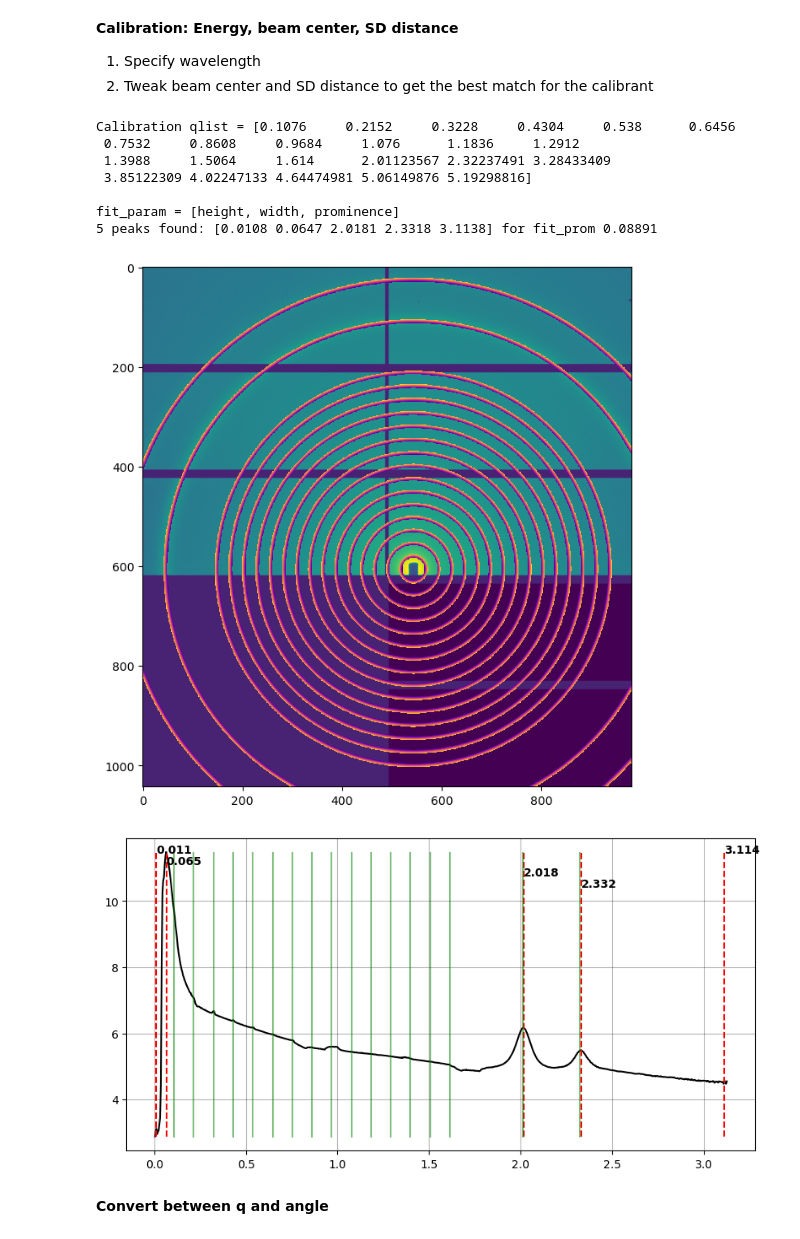
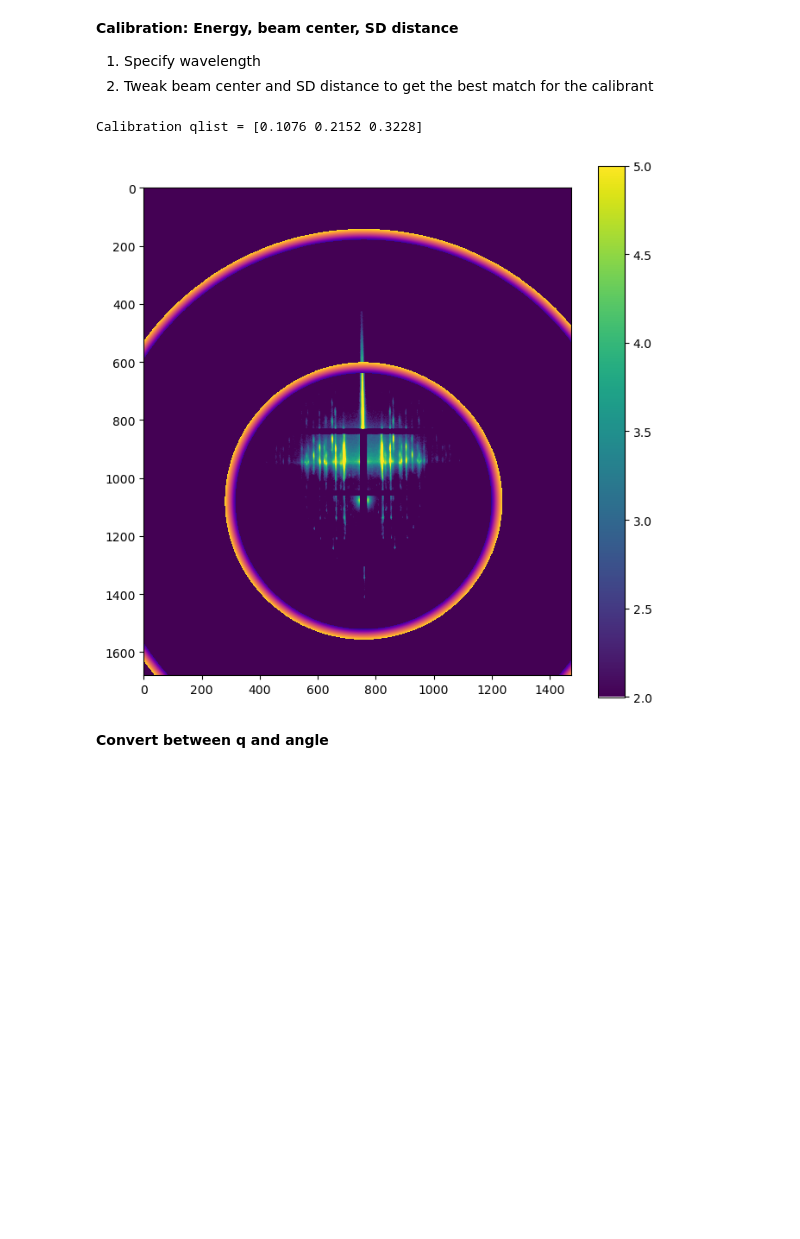
Before and after one commit to CFN-softbio/SciAnalysis, a Jupyter notebook: examples/beamlines/NSLSII_11BM_CMS/UShell/SciAnalysis_Basic_v1.ipynb, the cells around one changed output. Saved outputs shown, nothing was run; the diff lists cells and outputs as text; code cells hidden in the pictures; blank space fills up the shorter version.

```diff
--- a/examples/beamlines/NSLSII_11BM_CMS/UShell/SciAnalysis_Basic_v1.ipynb
+++ b/examples/beamlines/NSLSII_11BM_CMS/UShell/SciAnalysis_Basic_v1.ipynb
@@ -85,11 +85,18 @@ EXPR_DIR = '/nsls2/data/cms/legacy/xf11bm/data/2023_1/LRichter2/AgBH_cali_13.5ke
 exp = Experiment.experiment('Ag', folder=EXPR_DIR, det='maxs', beamline=None) ##Experiment name: rbitrary or related to the sample name
 pattern = '*Ag*1230*'
 
+
+EXPR_DIR = '/nsls2/data/cms/legacy/xf11bm/data/2023_2/beamline/RLi2/'
+exp = Experiment.experiment('B5', folder=EXPR_DIR, det='saxs', series_measure=False, beamline='cms') ##Experiment name: rbitrary or related to the sample name
+pattern = '*B5-80*26179*'
+
+
+
 exp.defFiles(fn=pattern, verbose=0)
 infiles = exp.dict['rawinfo']['filename']
 Nfiles = len(infiles)
 
-if 1: #WAXS, MAXS
+if 0: #WAXS, MAXS
     #calibration = Calibration(wavelength_A=0.7293) # 17 keV
     calibration = Calibration(wavelength_A=0.9184) #13.5 keV
     calibration.set_image_size(981, height=1043) # Pilatus1M
@@ -103,12 +110,29 @@ if 1: #WAXS, MAXS
     mask = Mask(mask_dir+'Dectris/Pilatus800k_gaps-mask.png')
     #mask.load(mask_dir+'NSLSII_11BM_CMS/Pilatus800k_CMS_badpixels-mask.png ')
 
+else: #SAXS
+    calibration = Calibration(wavelength_A=0.9184) # 13.5 keV
+    calibration.set_image_size(1475, height=1679) # Pilatus2M
+    calibration.set_pixel_size(pixel_size_um=172.0)
+
+    calibration.set_beam_position(757, 1679-600) # SAXSx -65, SAXSy -73
+    calibration.set_distance(5.02)
+
+    mask_dir = SciAnalysis_PATH + '/SciAnalysis/XSAnalysis/masks/'
+    if 1: #flag_stitch
+        mask = Mask(mask_dir+'Dectris/Pilatus2M_vertical_gaps-mask.png')
+    else:
+        mask = Mask(mask_dir+'Dectris/Pilatus2M_gaps-mask.png')
+    #mask.load(EXPR_DIR+'saxs/analysis/mask_saxs.png')
+
+
+
 load_args = { 'calibration' : calibration,
              'mask' : mask,
              }
 run_args = { 'verbosity' : 3,
              'AgBH': True,
-             'CeO2': True
+             'CeO2': False
            }
 process = Protocols.ProcessorXS(load_args=load_args, run_args=run_args)
 
@@ -127,46 +151,39 @@ line_plot = data.circular_average_q_bin(error=False)
 
 if 1:
     plt.figure(1, figsize=(8,8)); plt.clf()
-    plt.imshow(np.log(data.data+3)) #, vmin=2, vmax=9); plt.colorbar()
+    plt.imshow(np.log(data.data+3), vmin=2, vmax=5); plt.colorbar()
 
-    dq = 0.02
+    dq = 0.005
     qlist = []
     if 'AgBH' in run_args and run_args['AgBH']:
         q0 = 0.1076
-        num_rings = 15
+        num_rings = 3
         qlist.extend(q0*np.arange(1,num_rings+1))
 
     if 'CeO2' in run_args and run_args['CeO2']:
         q0 = (2*np.pi/5.411)*np.sqrt(3)          # A^-1, (111)
         qlist.extend( ( q0/np.sqrt(3) )*np.array((np.sqrt(3), 2, np.sqrt(8),np.sqrt(11),np.sqrt(12),np.sqrt(16),np.sqrt(19),  np.sqrt(20)))  )
 
     qlist.sort();     qlist = np.asarray(qlist)
     print('\nCalibration qlist = {}\n'.format(qlist))
 
     for q in qlist:
         region = data.calibration.q_map()
         region = np.ma.masked_where(abs(region-q)>dq, region)
         plt.imshow(region, cmap='plasma')
 
 ## Plot 1D
-if 1:
+if 0:
     flag_log = 1
     plt.figure(2, figsize=(10,5)); plt.clf()
     q_peaks = Tools.plot_peaks(line_plot, N_peaks_find = 5, fit_param=[0, 1, 0.001], flag_log=flag_log, line_color='k', label_color='r', roundup=3, verbose=1)  #Tools.rand_color(0.5, 0.8)
 
     y_range = [np.min(line_plot.y), np.max(line_plot.y)]
     qlist[qlist > np.max(line_plot.x)] = None
     Tools.label_peaks(qlist, flag_log=flag_log, y_range = y_range, color='g', verbose=0)
 # %% [output]
-Calibration qlist = [0.1076     0.2152     0.3228     0.4304     0.538      0.6456
- 0.7532     0.8608     0.9684     1.076      1.1836     1.2912
- 1.3988     1.5064     1.614      2.01123567 2.32237491 3.28433409
- 3.85122309 4.02247133 4.64474981 5.06149876 5.19298816]
-
-fit_param = [height, width, prominence]
-5 peaks found: [0.0108 0.0647 2.0181 2.3318 3.1138] for fit_prom 0.08891
+Calibration qlist = [0.1076 0.2152 0.3228]
-[figure, old version]
+[figure, new version]
-[figure, removed]
 # %% [markdown]
 __Convert between q and angle__
 # %%
```
Also changed, not shown: parts of 36 cells of this notebook, 1 other file.
